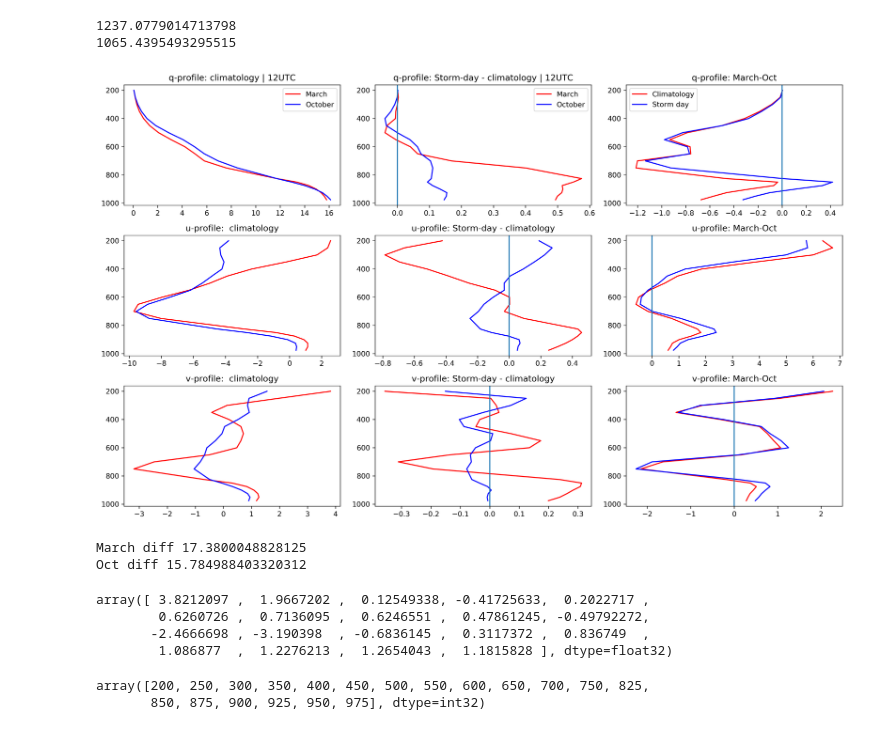
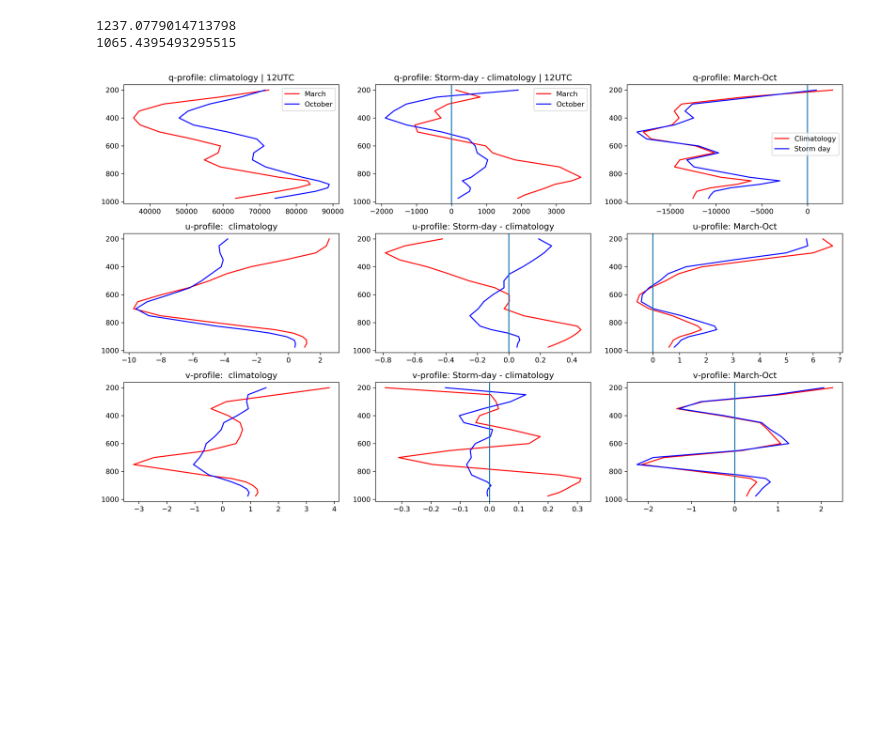
Before and after one commit to cornkle/proj_CEH, a Jupyter notebook: notebooks/CLOVER_soundings_March_Oct_stormtime_vs_average.ipynb, the cells around one changed output. Saved outputs shown, nothing was run; the diff lists cells and outputs as text; code cells hidden in the pictures; blank space fills up the shorter version.

```diff
--- a/notebooks/CLOVER_soundings_March_Oct_stormtime_vs_average.ipynb
+++ b/notebooks/CLOVER_soundings_March_Oct_stormtime_vs_average.ipynb
@@ -194,8 +194,11 @@ pdf_oct = pdf_oct.dropna()
 # %%
 era_pl = xr.open_mfdataset('/home/ck/DIR/mymachine/ERA5/pressure_levels/*.nc')
 era_srfc = xr.open_mfdataset('/home/ck/DIR/mymachine/ERA5/surface/*.nc')
+# %%
+era_pl = uda.flip_lat(era_pl)
+era_srfc = uda.flip_lat(era_srfc)
 # %%
-era_pl['ymonth'] = ('time', [str(y)+'-'+str(m)+'-'+str(h) for (y,m,h) in zip(era_pl['time.year'].values,era_pl['time.month'].values,era_pl['time.hour'].values)])
-grouped='ymonth'
-era_pl_mean =  era_pl.groupby(grouped).mean(dim='time')
+# era_pl['ymonth'] = ('time', [str(y)+'-'+str(m)+'-'+str(h) for (y,m,h) in zip(era_pl['time.year'].values,era_pl['time.month'].values,era_pl['time.hour'].values)])
+# grouped='ymonth'
+# era_pl_mean =  era_pl.groupby(grouped).mean(dim='time')
 # %%
@@ -293,6 +259,6 @@ print(np.array(era_march_clim['CAPE']).mean())
 # %%
-q_march =  np.array(era_march['q_col']).mean(axis=0)*1000
-q_oct =  np.array(era_oct['q_col']).mean(axis=0)*1000
+q_march =  np.array(era_march['r_col']).mean(axis=0)*1000
+q_oct =  np.array(era_oct['r_col']).mean(axis=0)*1000
 f = plt.figure(figsize=(15,9), dpi=300)
 f.add_subplot(331)
 plt.plot(q_march, era_pl.level.values,'r', label='March')
@@ -311,8 +277,8 @@ plt.plot(q_oct, era_pl.level.values,'b', label='October')
 plt.gca().invert_yaxis()
 plt.title('u-profile:  climatology')
 
-q_march = np.array(era_march['q_col']).mean(axis=0)*1000 - np.array(era_march_clim['q_col']).mean(axis=0)*1000
-q_oct = np.array(era_oct['q_col']).mean(axis=0)*1000 - np.array(era_oct_clim['q_col']).mean(axis=0)*1000
+q_march = np.array(era_march['r_col']).mean(axis=0)*1000 - np.array(era_march_clim['r_col']).mean(axis=0)*1000
+q_oct = np.array(era_oct['r_col']).mean(axis=0)*1000 - np.array(era_oct_clim['r_col']).mean(axis=0)*1000
 
 f.add_subplot(332)
 plt.plot(q_march, era_pl.level.values,'r', label='March')
@@ -332,8 +298,8 @@ plt.gca().invert_yaxis()
 plt.title('u-profile: Storm-day - climatology')
 
 
-q_march = np.array(era_march_clim['q_col']).mean(axis=0)*1000  - np.array(era_oct_clim['q_col']).mean(axis=0)*1000
-q_oct = np.array(era_march['q_col']).mean(axis=0)*1000 - np.array(era_oct['q_col']).mean(axis=0)*1000
+q_march = np.array(era_march_clim['r_col']).mean(axis=0)*1000  - np.array(era_oct_clim['r_col']).mean(axis=0)*1000
+q_oct = np.array(era_march['r_col']).mean(axis=0)*1000 - np.array(era_oct['r_col']).mean(axis=0)*1000
 f.add_subplot(333)
 plt.plot(q_march, era_pl.level.values,'r', label='Climatology')
 plt.plot(q_oct, era_pl.level.values,'b', label='Storm day')
@@ -356,31 +322,31 @@ sstr = 'v_col'
 q_march =  np.array(era_march_clim[sstr]).mean(axis=0)
 q_oct =  np.array(era_oct_clim[sstr]).mean(axis=0)
 f.add_subplot(337)
 plt.plot(q_march, era_pl.level.values,'r', label='March')
 plt.plot(q_oct, era_pl.level.values,'b', label='October')
 #plt.axvline(x=0)
 plt.gca().invert_yaxis()
 plt.title('v-profile:  climatology')
 
 q_march = np.array(era_march[sstr]).mean(axis=0) - np.array(era_march_clim[sstr]).mean(axis=0)
 q_oct = np.array(era_oct[sstr]).mean(axis=0) - np.array(era_oct_clim[sstr]).mean(axis=0)
 f.add_subplot(338)
 plt.plot(q_march, era_pl.level.values,'r', label='March')
 plt.plot(q_oct, era_pl.level.values,'b', label='October')
 plt.axvline(x=0)
 plt.gca().invert_yaxis()
 plt.title('v-profile: Storm-day - climatology')
 
 q_march = np.array(era_march_clim[sstr]).mean(axis=0) - np.array(era_oct_clim[sstr]).mean(axis=0)
 q_oct = np.array(era_march[sstr]).mean(axis=0) - np.array(era_oct[sstr]).mean(axis=0)
 f.add_subplot(339)
 plt.plot(q_march, era_pl.level.values,'r', label='Climatology')
 plt.plot(q_oct, era_pl.level.values,'b', label='Storm day')
 plt.axvline(x=0)
 plt.gca().invert_yaxis()
 plt.title('v-profile: March-Oct')
 
 plt.tight_layout()
 plt.savefig('/home/ck/DIR/cornkle/figs/CLOVER/uvq_profiles.png')
 # %% [output]
-[figure, old version]
+[figure, new version]
@@ -392,18 +352,0 @@ oct_strong = np.percentile(era_oct['tmin'], 10)
-# %%
-print('March diff', march_weak-march_strong)
-print('Oct diff', oct_weak-oct_strong)
-# %% [output]
-March diff 17.3800048828125
-Oct diff 15.784988403320312
-# %%
-np.array(era_march_clim['v_col']).mean(axis=0)
-# %% [output]
-array([ 3.8212097 ,  1.9667202 ,  0.12549338, -0.41725633,  0.2022717 ,
-        0.6260726 ,  0.7136095 ,  0.6246551 ,  0.47861245, -0.49792272,
-       -2.4666698 , -3.190398  , -0.6836145 ,  0.3117372 ,  0.836749  ,
-        1.086877  ,  1.2276213 ,  1.2654043 ,  1.1815828 ], dtype=float32)
-# %%
-era_pl.level.values
-# %% [output]
-array([200, 250, 300, 350, 400, 450, 500, 550, 600, 650, 700, 750, 825,
-       850, 875, 900, 925, 950, 975], dtype=int32)
```
Also changed, not shown: parts of 33 cells of this notebook, 5 other files.
